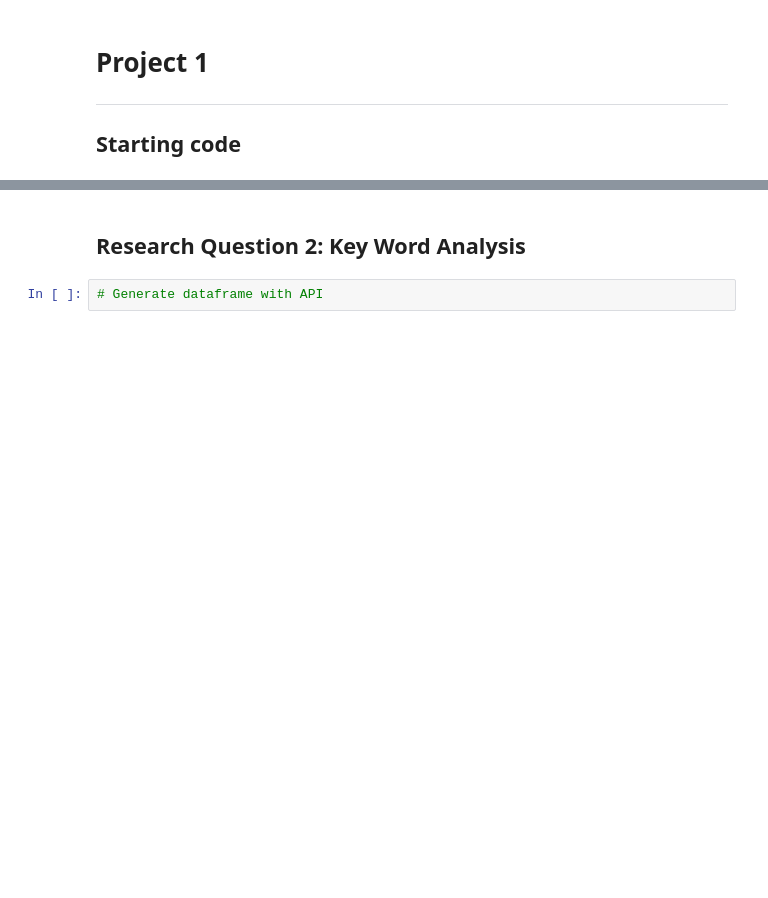
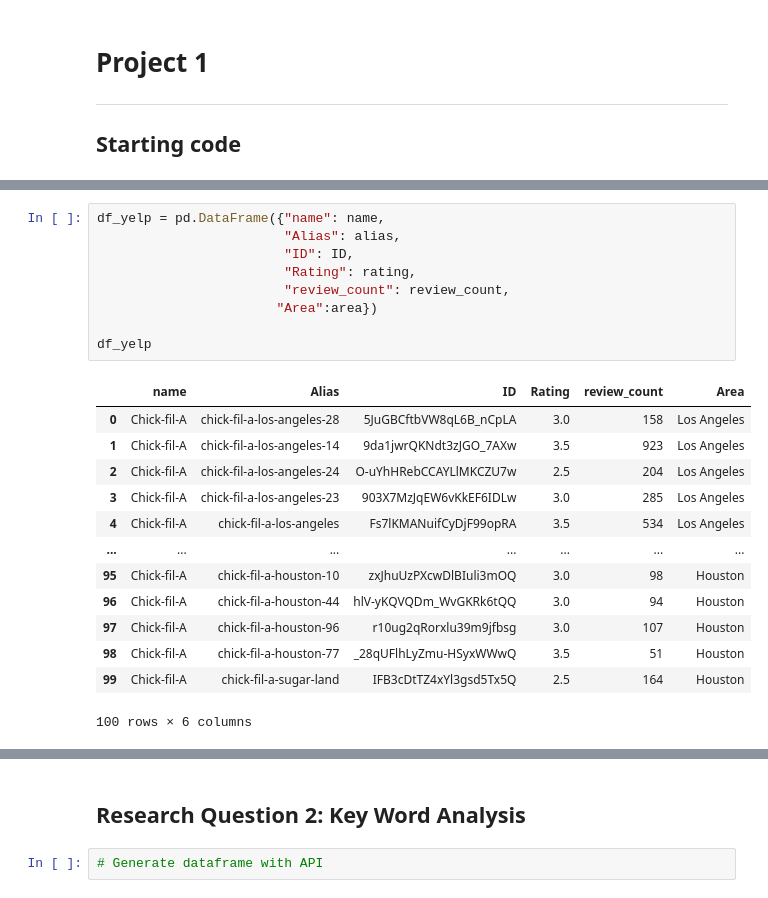
Before and after one commit to tonygana/project1, a Jupyter notebook: Group_Project_1.ipynb, the cells around one changed output, grey strips where cells are left out. Saved outputs shown, nothing was run; the diff lists cells and outputs as text; blank space fills up the shorter version.

```diff
--- a/Group_Project_1.ipynb
+++ b/Group_Project_1.ipynb
@@ -22,0 +79,23 @@ from API_keys import google_key
+# %%
+df_yelp = pd.DataFrame({"name": name,
+                        "Alias": alias,
+                        "ID": ID,
+                        "Rating": rating,
+                        "review_count": review_count,
+                       "Area":area})
+
+df_yelp
+# %% [output]
+|  | name | Alias | ID | Rating | review_count | Area |
+| 0 | Chick-fil-A | chick-fil-a-los-angeles-28 | 5JuGBCftbVW8qL6B_nCpLA | 3.0 | 158 | Los Angeles |
+| 1 | Chick-fil-A | chick-fil-a-los-angeles-14 | 9da1jwrQKNdt3zJGO_7AXw | 3.5 | 923 | Los Angeles |
+| 2 | Chick-fil-A | chick-fil-a-los-angeles-24 | O-uYhHRebCCAYLlMKCZU7w | 2.5 | 204 | Los Angeles |
+| 3 | Chick-fil-A | chick-fil-a-los-angeles-23 | 903X7MzJqEW6vKkEF6IDLw | 3.0 | 285 | Los Angeles |
+| 4 | Chick-fil-A | chick-fil-a-los-angeles | Fs7lKMANuifCyDjF99opRA | 3.5 | 534 | Los Angeles |
+| ... | ... | ... | ... | ... | ... | ... |
+| 95 | Chick-fil-A | chick-fil-a-houston-10 | zxJhuUzPXcwDlBIuli3mOQ | 3.0 | 98 | Houston |
+| 96 | Chick-fil-A | chick-fil-a-houston-44 | hlV-yKQVQDm_WvGKRk6tQQ | 3.0 | 94 | Houston |
+| 97 | Chick-fil-A | chick-fil-a-houston-96 | r10ug2qRorxlu39m9jfbsg | 3.0 | 107 | Houston |
+| 98 | Chick-fil-A | chick-fil-a-houston-77 | _28qUFlhLyZmu-HSyxWWwQ | 3.5 | 51 | Houston |
+| 99 | Chick-fil-A | chick-fil-a-sugar-land | IFB3cDtTZ4xYl3gsd5Tx5Q | 2.5 | 164 | Houston |
+100 rows × 6 columns
```
Also changed, not shown: parts of 9 cells of this notebook, 4 other files.
